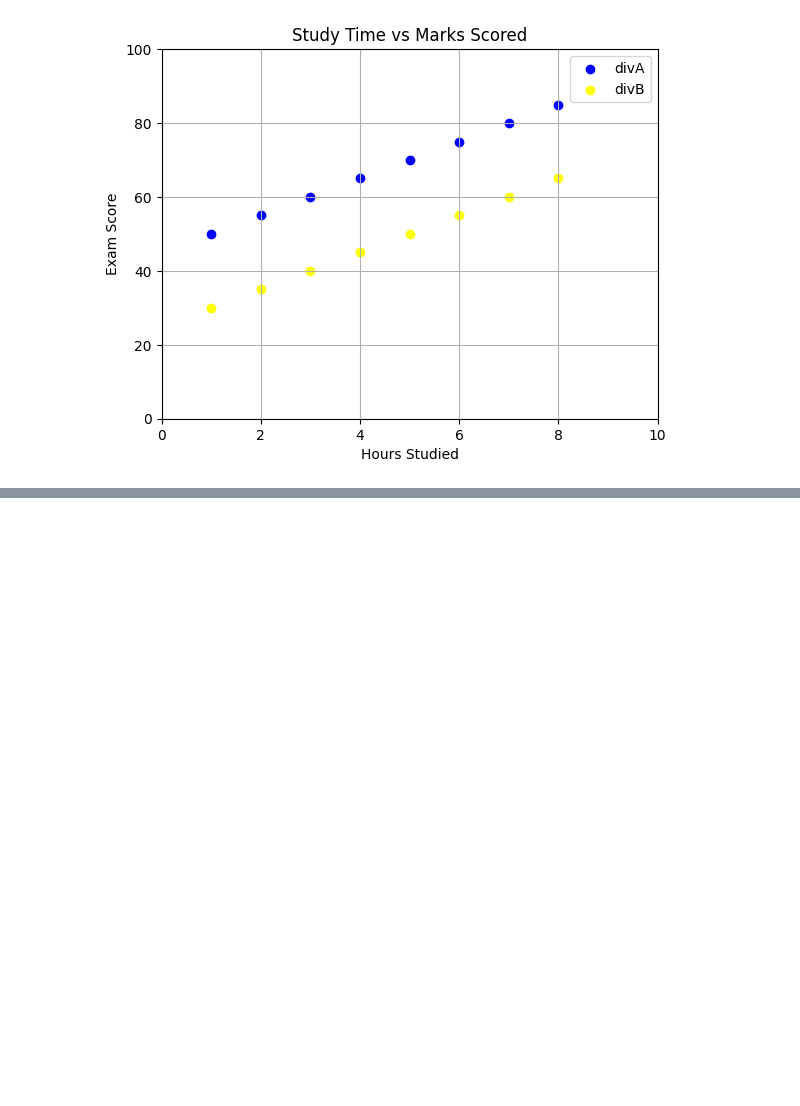
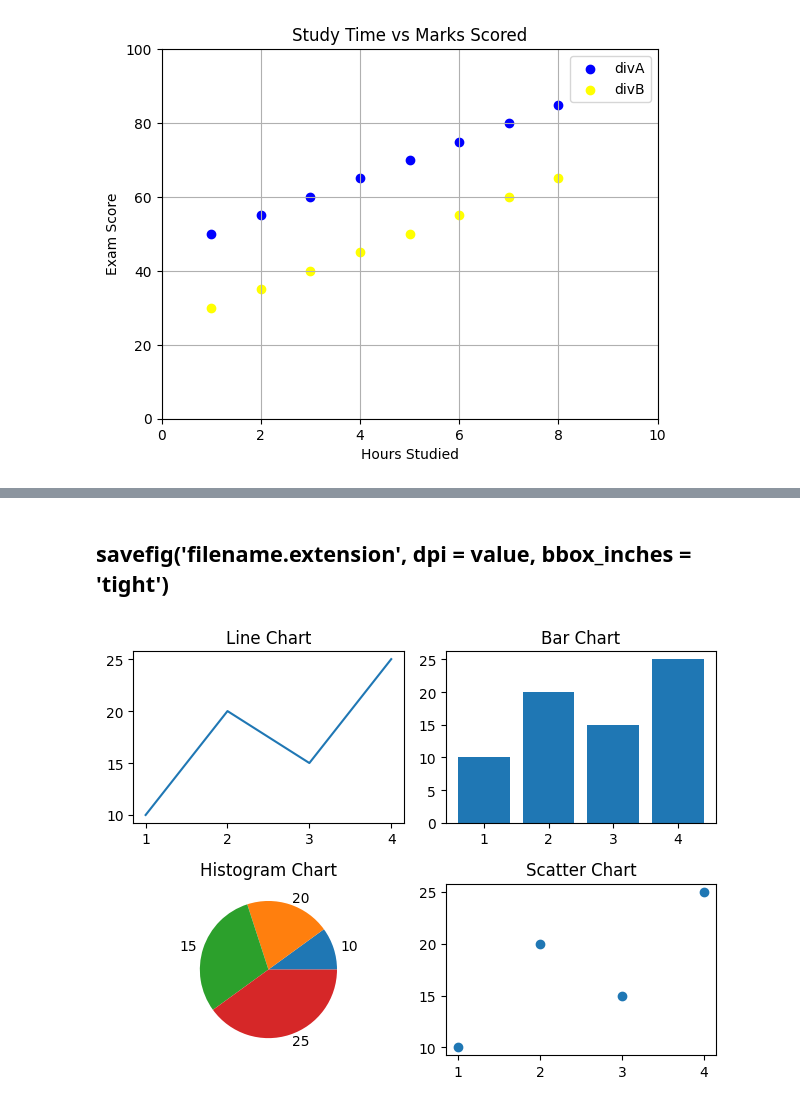
Before and after one commit to Vaishnavi-Gajinkar/Codingwise, a Jupyter notebook: matplotlib/concept_sheet.ipynb, the cells around one changed output, grey strips where cells are left out. Drawn from its saved outputs; the diff is of its cells as text; code cells hidden in the pictures; blank space fills up the shorter version.

```diff
--- a/matplotlib/concept_sheet.ipynb
+++ b/matplotlib/concept_sheet.ipynb
@@ -145,0 +184,24 @@ plt.show()
+# %% [markdown]
+## savefig('filename.extension', dpi = value, bbox_inches = 'tight')
+# %%
+plt.subplot(2,2,1)                  # the figure has 2 row, 2 columns, and this the first plot.
+plt.plot(x_vals,y_vals)
+plt.title('Line Chart')
+
+plt.subplot(2,2,2)                  # the figure has 2 row, 2 columns, and this the second plot.
+plt.bar(x_vals,y_vals)
+plt.title('Bar Chart')
+
+plt.subplot(2,2,3)                  # the figure has 2 row, 2 columns, and this the third plot.
+plt.pie(x_vals,labels=y_vals)
+plt.title('Histogram Chart')
+
+plt.subplot(2,2,4)                  # the figure has 2 row, 2 columns, and this the fourth plot.
+plt.scatter(x_vals,y_vals)
+plt.title('Scatter Chart')
+
+plt.tight_layout()                  # autofitting size of each charts in the canvas
+plt.savefig('foldername/subplot.png', dpi=300, bbox_inches='tight')
+plt.show()
+# %% [output]
+[figure, added]
```
Also changed, not shown: parts of 3 cells of this notebook, 1 other file.
